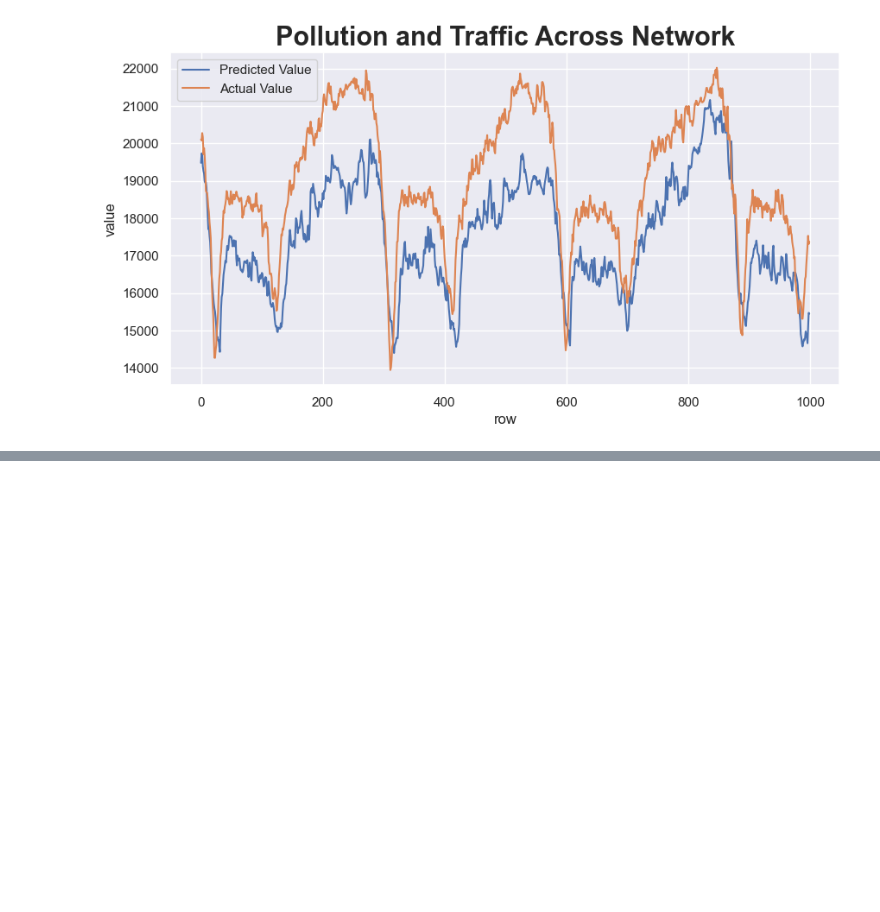
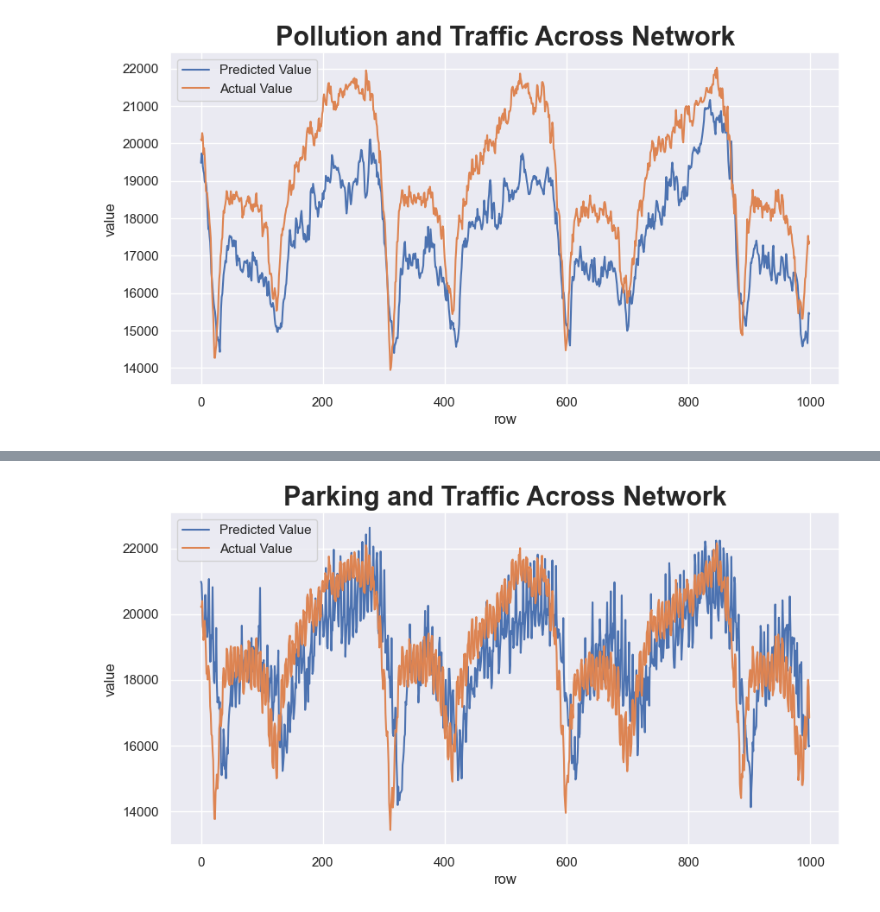
Before and after one commit to victorhg/aai-530-final-project, a Jupyter notebook: models/lstm_traffic_alternative.ipynb, the cells around one changed output, grey strips where cells are left out. Saved outputs shown, nothing was run; the diff lists cells and outputs as text; code cells hidden in the pictures; blank space fills up the shorter version.

```diff
--- a/models/lstm_traffic_alternative.ipynb
+++ b/models/lstm_traffic_alternative.ipynb
@@ -360,0 +376,12 @@ plot_prediction_across_network(model, val_arrays, val_labs, 'Pollution and Traff
+# %%
+parking_features = ["vehiclecount", "totalspaces"]
+# Merge using nearest timestamps
+combined_parking_traffic = pd.merge_asof(
+    traffic_df.sort_index(),
+    parking_df[parking_features].sort_index(),
+    left_index=True,
+    right_index=True,
+    direction='nearest'
+)
+
+combined_parking_traffic
@@ -360,0 +481,3 @@ plot_prediction_across_network(model, val_arrays, val_labs, 'Pollution and Traff
+# %%
+plot_prediction_across_network(model, val_arrays, val_labs, 'Parking and Traffic Across Network')
+# %% [output]
@@ -360,0 +485 @@ plot_prediction_across_network(model, val_arrays, val_labs, 'Pollution and Traff
+[figure, added]
```
Also changed, not shown: parts of 8 cells of this notebook.
